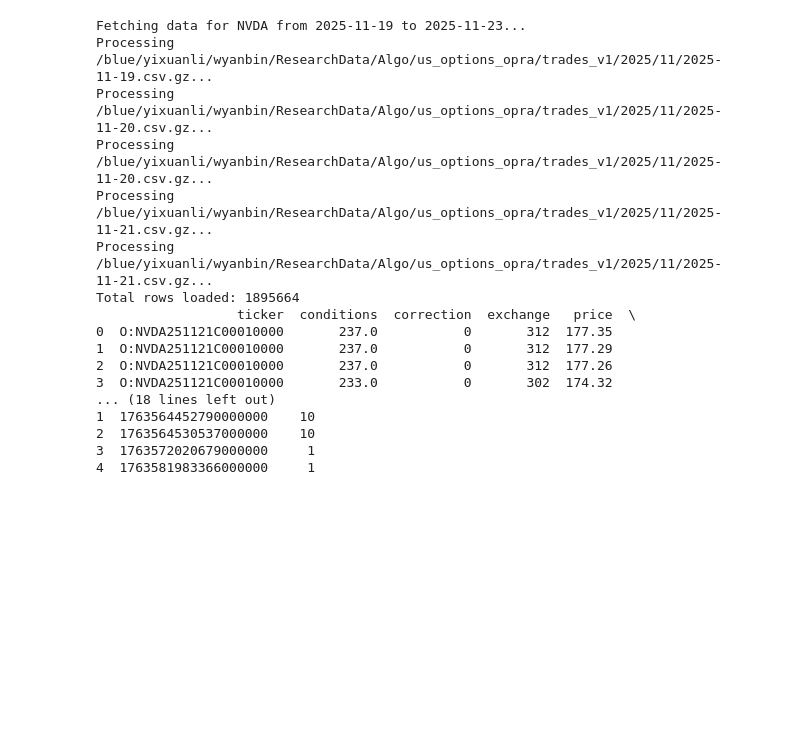
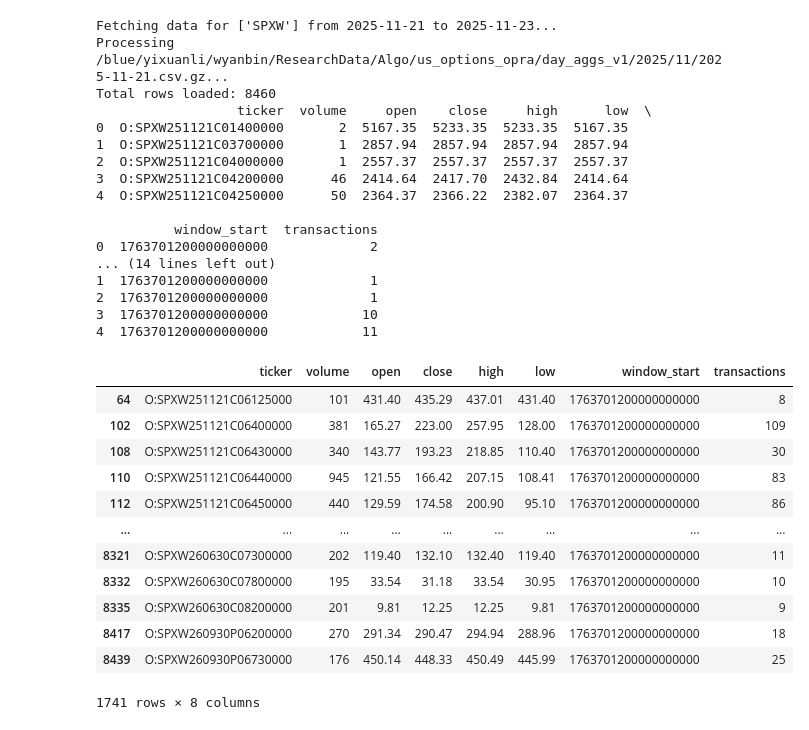
Before and after one commit to YWU15/Algo, a Jupyter notebook: analysis_backtesting/Analyses.ipynb, the cells around one changed output. Saved outputs shown, nothing was run; the diff lists cells and outputs as text; code cells hidden in the pictures; blank space fills up the shorter version.

```diff
--- a/analysis_backtesting/Analyses.ipynb
+++ b/analysis_backtesting/Analyses.ipynb
@@ -9,7 +60,17 @@ def load_options_data(ticker, start_date, end_date, data_dir):
     current_date = datetime.strptime(start_date, "%Y-%m-%d")
     end = datetime.strptime(end_date, "%Y-%m-%d")
 
-    print(f"Fetching data for {ticker} from {start_date} to {end_date}...")
+    # Handle single ticker or list of tickers
+    if isinstance(ticker, str):
+        tickers = [ticker]
+    else:
+        tickers = ticker
+
+    print(f"Fetching data for {tickers} from {start_date} to {end_date}...")
+
+    # Create regex pattern for filtering
+    # Matches strings starting with O:TICKER for any ticker in the list
+    pattern = '|'.join([f"^O:{t}" for t in tickers])
 
     while current_date <= end:
         date_str = current_date.strftime("%Y-%m-%d")
@@ -25,11 +86,10 @@ def load_options_data(ticker, start_date, end_date, data_dir):
                 # The file has columns: ticker,conditions,correction,exchange,price,sip_timestamp,size
                 df = pd.read_csv(file_path, compression='gzip')
 
-                # Filter for the specific ticker
+                # Filter for the specific ticker(s)
                 # The ticker column format is like 'O:A251121C00125000'
                 # We look for tickers starting with 'O:NVDA'
-                target_prefix = f"O:{ticker}"
-                df_filtered = df[df['ticker'].str.startswith(target_prefix)]
+                df_filtered = df[df['ticker'].str.contains(pattern, regex=True)]
 
                 if not df_filtered.empty:
                     all_data.append(df_filtered)
@@ -57,10 +131,11 @@ def load_options_data(ticker, start_date, end_date, data_dir):
 # %%
 # Configuration
-TICKER = "NVDA"
-START_DATE = "2025-11-19"
+TICKER = "SPXW"
+# TICKER= "NVDA"
+START_DATE = "2025-11-21"
 END_DATE = "2025-11-23"
 DATA_DIR = "/blue/yixuanli/wyanbin/ResearchData/Algo/us_options_opra/trades_v1"
-
+DATA_DIR = "/blue/yixuanli/wyanbin/ResearchData/Algo/us_options_opra/day_aggs_v1"
 # Load and merge data
 stock_options = load_options_data(TICKER, START_DATE, END_DATE, DATA_DIR)
 
@@ -69,23 +144,39 @@ print(f"Total rows loaded: {len(stock_options)}")
 if not stock_options.empty:
     print(stock_options.head())
 # %% [output]
-Fetching data for NVDA from 2025-11-19 to 2025-11-23...
-Processing /blue/yixuanli/wyanbin/ResearchData/Algo/us_options_opra/trades_v1/2025/11/2025-11-19.csv.gz...
-Processing /blue/yixuanli/wyanbin/ResearchData/Algo/us_options_opra/trades_v1/2025/11/2025-11-20.csv.gz...
-Processing /blue/yixuanli/wyanbin/ResearchData/Algo/us_options_opra/trades_v1/2025/11/2025-11-20.csv.gz...
-Processing /blue/yixuanli/wyanbin/ResearchData/Algo/us_options_opra/trades_v1/2025/11/2025-11-21.csv.gz...
-Processing /blue/yixuanli/wyanbin/ResearchData/Algo/us_options_opra/trades_v1/2025/11/2025-11-21.csv.gz...
-Total rows loaded: 1895664
-                  ticker  conditions  correction  exchange   price  \
-0  O:NVDA251121C00010000       237.0           0       312  177.35
-1  O:NVDA251121C00010000       237.0           0       312  177.29
-2  O:NVDA251121C00010000       237.0           0       312  177.26
-3  O:NVDA251121C00010000       233.0           0       302  174.32
-... (18 lines left out)
-1  1763564452790000000    10
-2  1763564530537000000    10
-3  1763572020679000000     1
-4  1763581983366000000     1
+Fetching data for ['SPXW'] from 2025-11-21 to 2025-11-23...
+Processing /blue/yixuanli/wyanbin/ResearchData/Algo/us_options_opra/day_aggs_v1/2025/11/2025-11-21.csv.gz...
+Total rows loaded: 8460
+                  ticker  volume     open    close     high      low  \
+0  O:SPXW251121C01400000       2  5167.35  5233.35  5233.35  5167.35
+1  O:SPXW251121C03700000       1  2857.94  2857.94  2857.94  2857.94
+2  O:SPXW251121C04000000       1  2557.37  2557.37  2557.37  2557.37
+3  O:SPXW251121C04200000      46  2414.64  2417.70  2432.84  2414.64
+4  O:SPXW251121C04250000      50  2364.37  2366.22  2382.07  2364.37
+
+          window_start  transactions
+0  1763701200000000000             2
+... (14 lines left out)
+1  1763701200000000000             1
+2  1763701200000000000             1
+3  1763701200000000000            10
+4  1763701200000000000            11
+# %%
+stock_options[stock_options['volume']>100]
+# %% [output]
+|  | ticker | volume | open | close | high | low | window_start | transactions |
+| 64 | O:SPXW251121C06125000 | 101 | 431.40 | 435.29 | 437.01 | 431.40 | 1763701200000000000 | 8 |
+| 102 | O:SPXW251121C06400000 | 381 | 165.27 | 223.00 | 257.95 | 128.00 | 1763701200000000000 | 109 |
+| 108 | O:SPXW251121C06430000 | 340 | 143.77 | 193.23 | 218.85 | 110.40 | 1763701200000000000 | 30 |
+| 110 | O:SPXW251121C06440000 | 945 | 121.55 | 166.42 | 207.15 | 108.41 | 1763701200000000000 | 83 |
+| 112 | O:SPXW251121C06450000 | 440 | 129.59 | 174.58 | 200.90 | 95.10 | 1763701200000000000 | 86 |
+| ... | ... | ... | ... | ... | ... | ... | ... | ... |
+| 8321 | O:SPXW260630C07300000 | 202 | 119.40 | 132.10 | 132.40 | 119.40 | 1763701200000000000 | 11 |
+| 8332 | O:SPXW260630C07800000 | 195 | 33.54 | 31.18 | 33.54 | 30.95 | 1763701200000000000 | 10 |
+| 8335 | O:SPXW260630C08200000 | 201 | 9.81 | 12.25 | 12.25 | 9.81 | 1763701200000000000 | 9 |
+| 8417 | O:SPXW260930P06200000 | 270 | 291.34 | 290.47 | 294.94 | 288.96 | 1763701200000000000 | 18 |
+| 8439 | O:SPXW260930P06730000 | 176 | 450.14 | 448.33 | 450.49 | 445.99 | 1763701200000000000 | 25 |
+1741 rows × 8 columns
 # %%
 # show the exactly duplicated rows
 exact_duplicates = stock_options[stock_options.duplicated(keep=False)]
```
Also changed, not shown: parts of 15 cells of this notebook, 2 other files.
